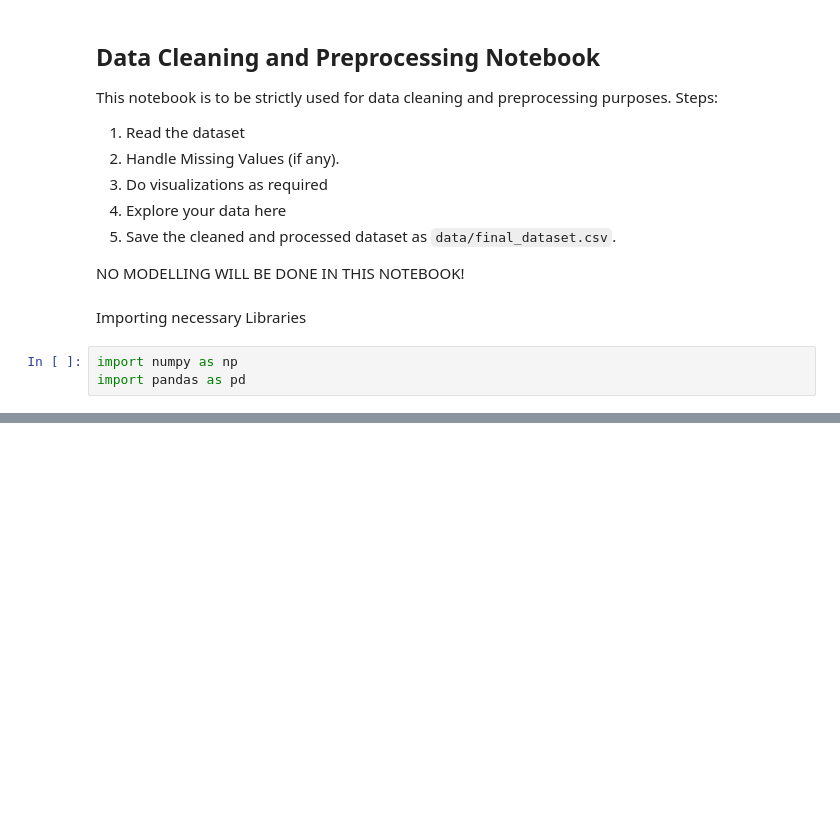
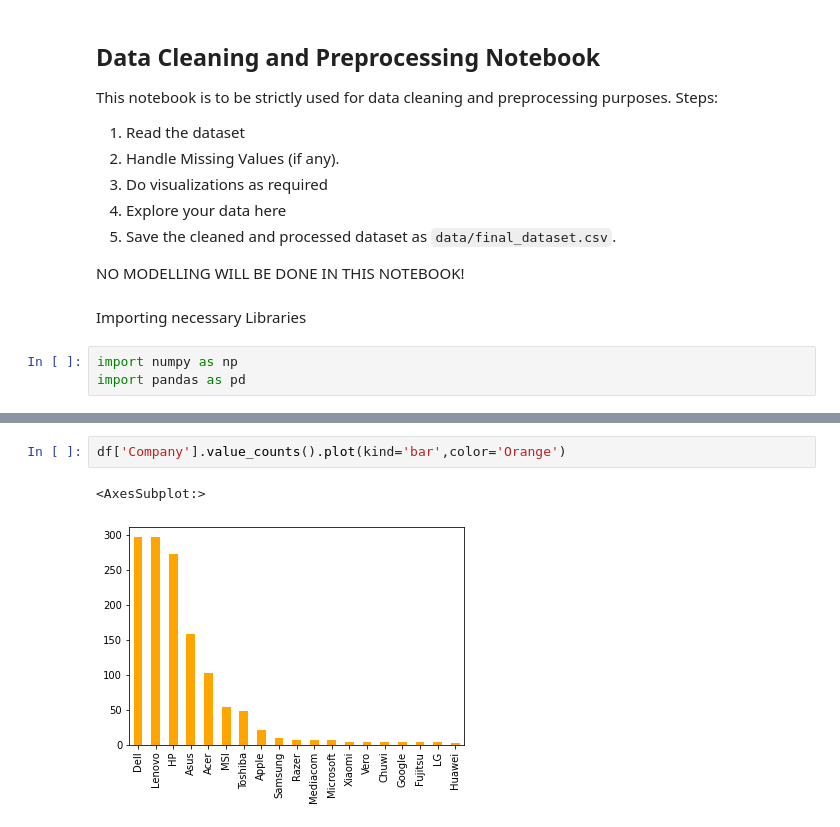
Before and after one commit to subu2003/Laptop_Price_Prediction, a Jupyter notebook: notebooks/Data Cleaning.ipynb, the cells around one changed output, grey strips where cells are left out. Drawn from its saved outputs; the diff is of its cells as text; blank space fills up the shorter version.

```diff
--- a/notebooks/Data Cleaning.ipynb
+++ b/notebooks/Data Cleaning.ipynb
@@ -105,0 +108,5 @@ df.to_csv(r"C:\Users\subra\Downloads\final_dataset.csv")
+# %%
+df['Company'].value_counts().plot(kind='bar',color='Orange')
+# %% [output]
+<AxesSubplot:>
+[figure, added]
```
Also changed, not shown: parts of 75 cells of this notebook.
